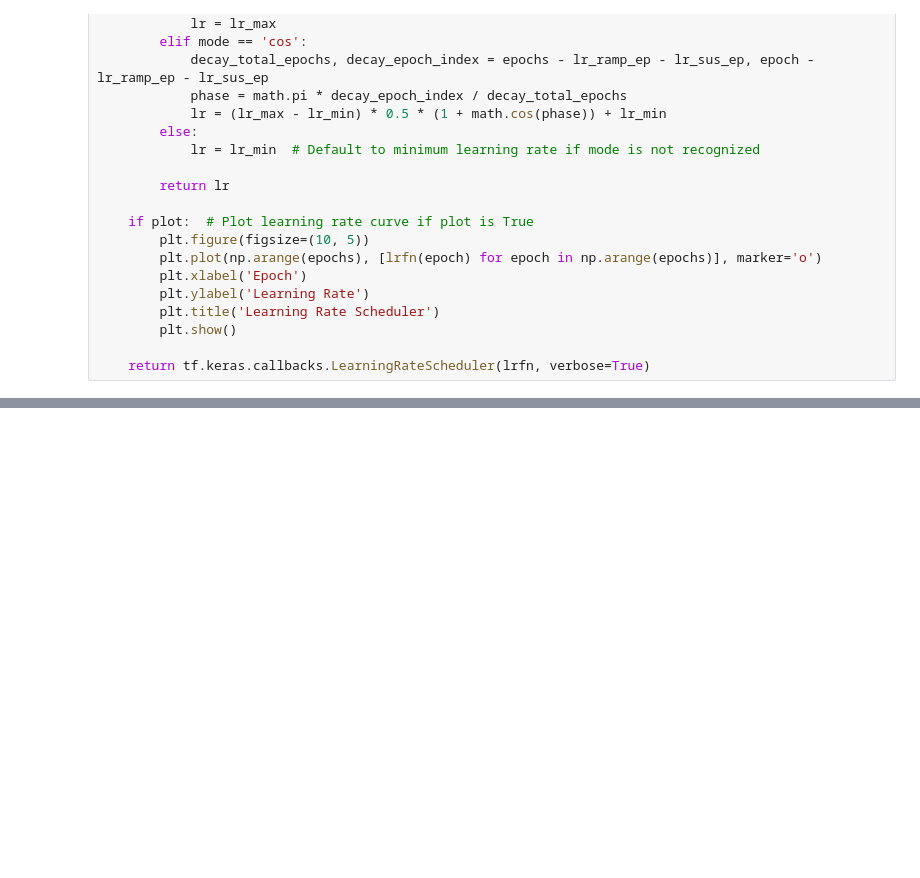
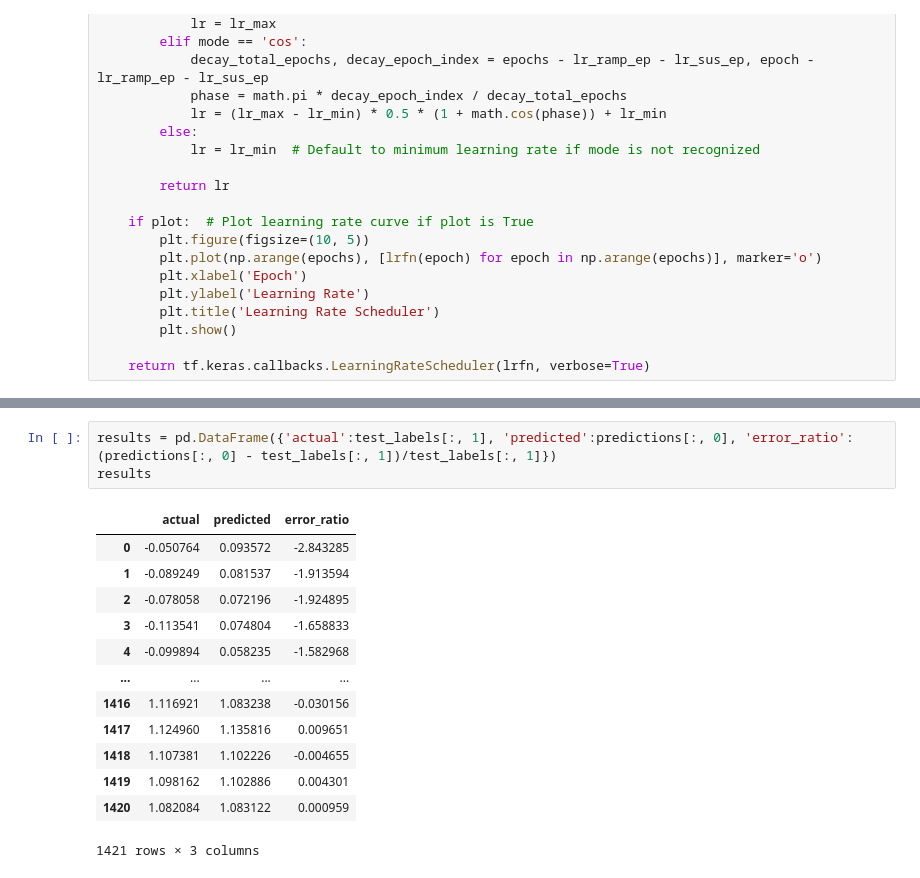
Before and after one commit to fovi-llc/time_series_transformer, a Jupyter notebook: StockPricePredictionUsingTransformers.ipynb, the cells around one changed output, grey strips where cells are left out. Saved outputs shown, nothing was run; the diff lists cells and outputs as text; blank space fills up the shorter version.

```diff
--- a/StockPricePredictionUsingTransformers.ipynb
+++ b/StockPricePredictionUsingTransformers.ipynb
@@ -511,0 +522,17 @@ print(f"R-squared: {r2}")
+# %%
+results = pd.DataFrame({'actual':test_labels[:, 1], 'predicted':predictions[:, 0], 'error_ratio':(predictions[:, 0] - test_labels[:, 1])/test_labels[:, 1]})
+results
+# %% [output]
+|  | actual | predicted | error_ratio |
+| 0 | -0.050764 | 0.093572 | -2.843285 |
+| 1 | -0.089249 | 0.081537 | -1.913594 |
+| 2 | -0.078058 | 0.072196 | -1.924895 |
+| 3 | -0.113541 | 0.074804 | -1.658833 |
+| 4 | -0.099894 | 0.058235 | -1.582968 |
+| ... | ... | ... | ... |
+| 1416 | 1.116921 | 1.083238 | -0.030156 |
+| 1417 | 1.124960 | 1.135816 | 0.009651 |
+| 1418 | 1.107381 | 1.102226 | -0.004655 |
+| 1419 | 1.098162 | 1.102886 | 0.004301 |
+| 1420 | 1.082084 | 1.083122 | 0.000959 |
+1421 rows × 3 columns
```
Also changed, not shown: parts of 4 cells of this notebook.
